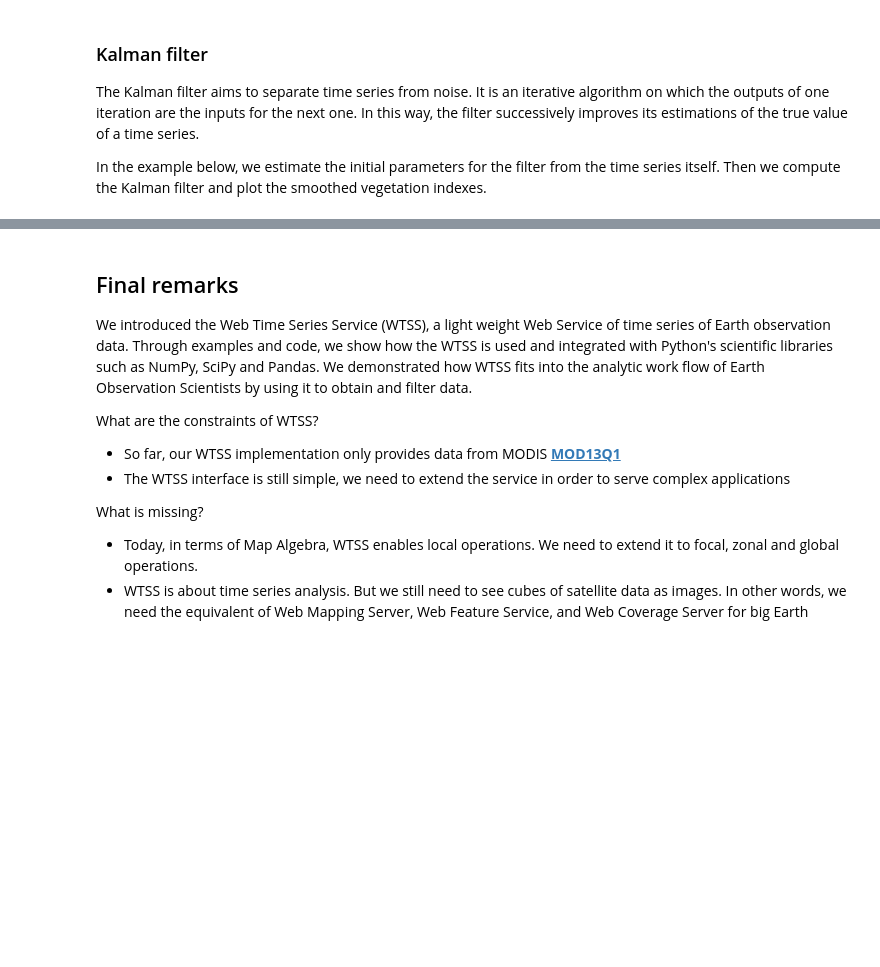
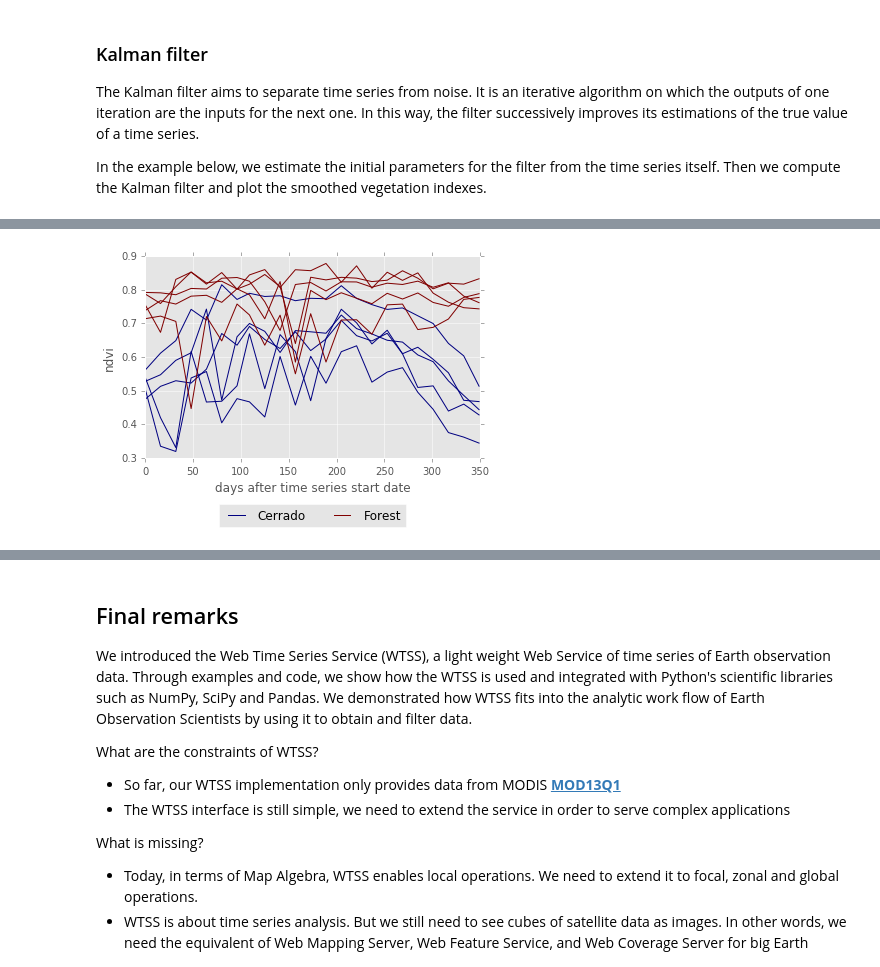
Before and after one commit to rolfsimoes/wgiss-py-webinar, a Jupyter notebook: WGISS_Tech_Webinar.ipynb, the cells around one changed output, grey strips where cells are left out. Drawn from its saved outputs; the diff is of its cells as text; code cells hidden in the pictures; blank space fills up the shorter version.

```diff
--- a/WGISS_Tech_Webinar.ipynb
+++ b/WGISS_Tech_Webinar.ipynb
@@ -309,0 +317,5 @@ vidf[0:5]
+# %%
+# open samples from file
+samples = pd.read_csv("examples/samples.csv")
+
+samples[3:7]
@@ -309,0 +328,8 @@ vidf[0:5]
+# %%
+samples_ts = wtss_get_time_series(samples)
+
+# rescale vegetation index to -1.0~1.0 range
+samples_ts["ndvi"] *= 0.0001
+samples_ts["evi"] *= 0.0001
+
+samples_ts[1:5]
@@ -309,0 +342,5 @@ vidf[0:5]
+# %%
+# plot samples time series
+plot_time_series(samples_ts)
+# %% [output]
+[figure, added]
```
Also changed, not shown: parts of 15 cells of this notebook, 5 other files.
